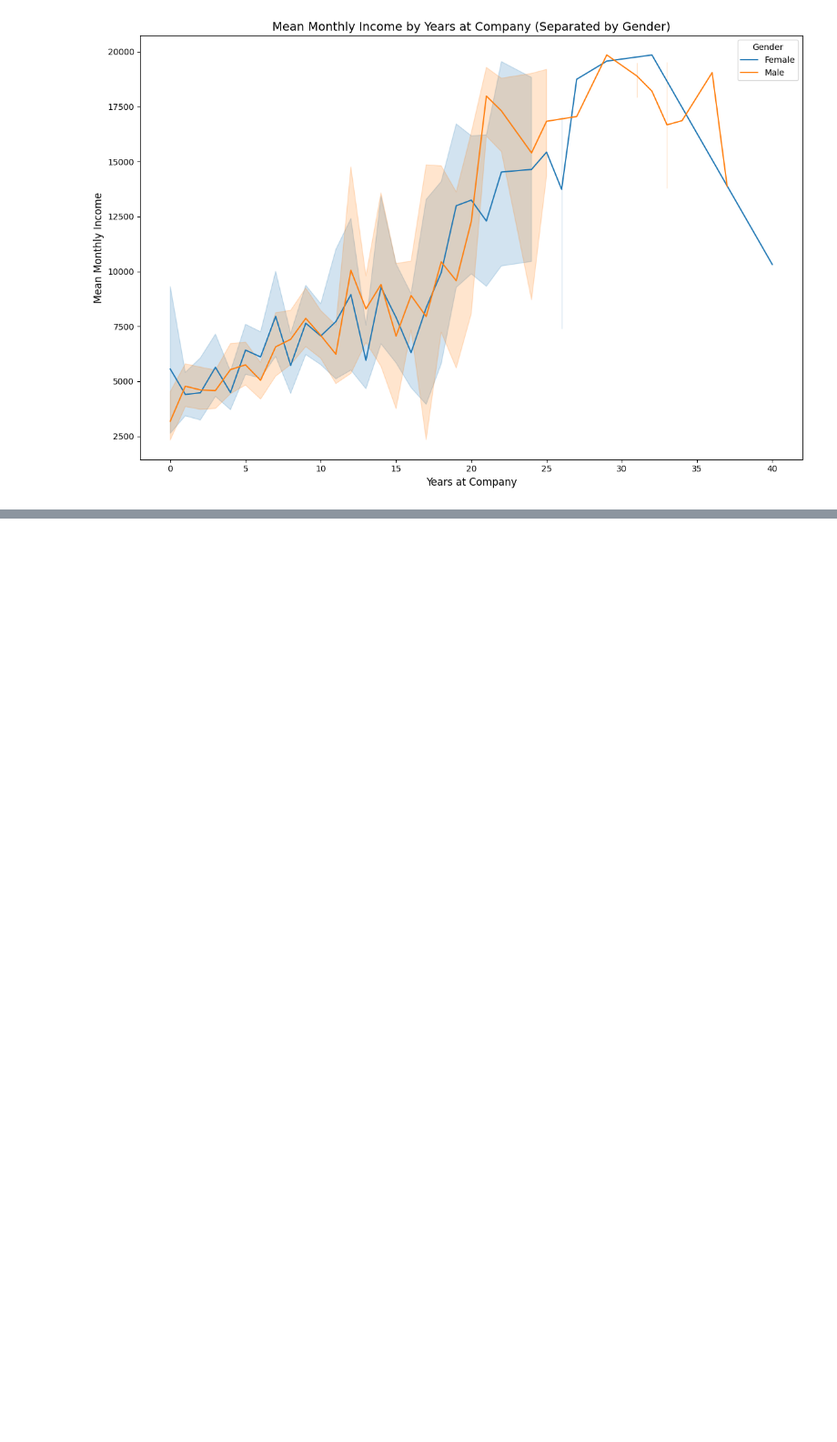
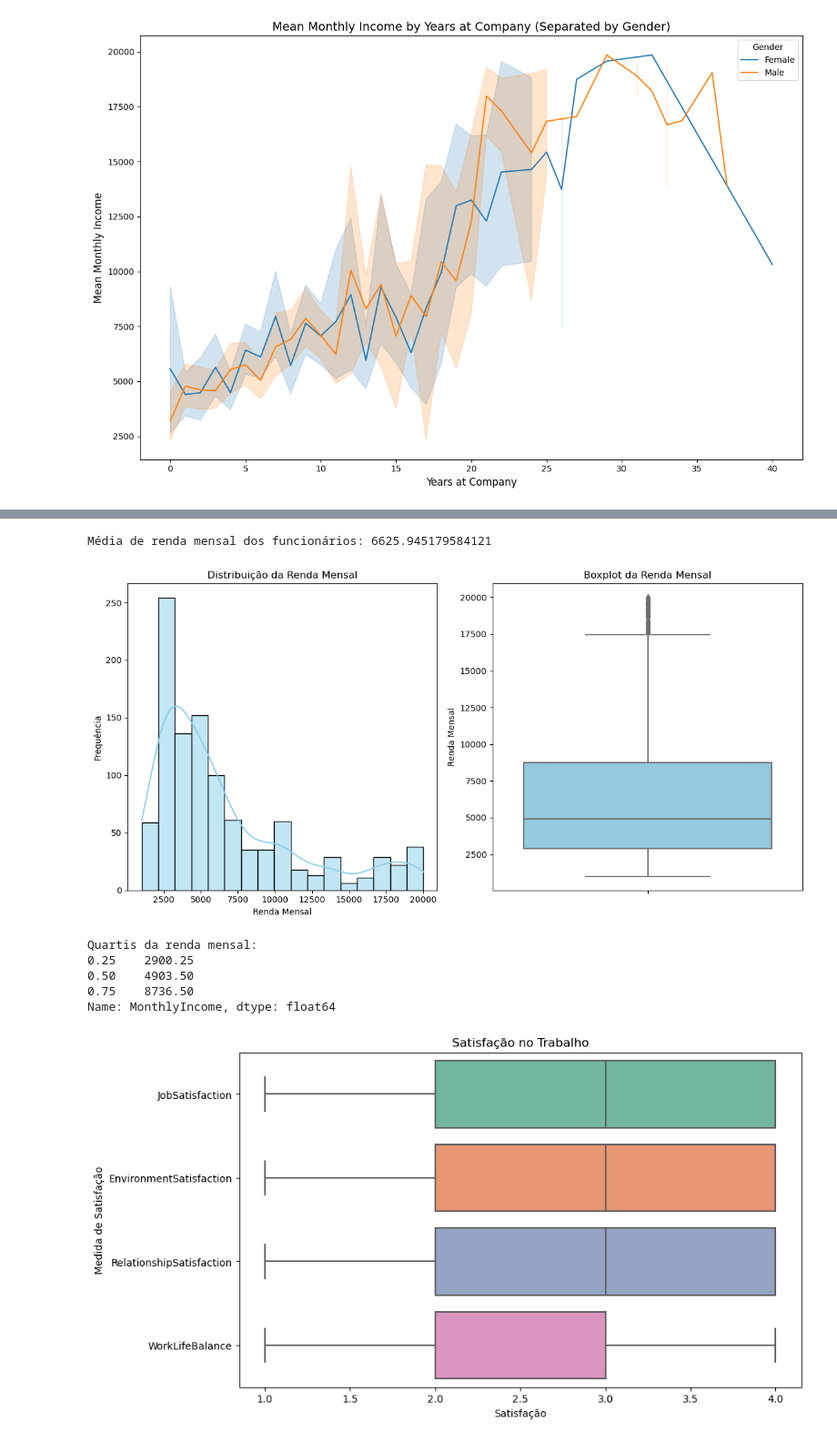
Before and after one commit to ptkwan/analise-rotatividade-ibm, a Jupyter notebook: notebook.ipynb, the cells around one changed output, grey strips where cells are left out. Shown at 91% size. Cells and saved outputs as stored; diff of their text form; code cells hidden in the pictures; blank space fills up the shorter version.

```diff
--- a/notebook.ipynb
+++ b/notebook.ipynb
@@ -244,0 +370,45 @@ plt.show()
+# %%
+# Média de renda mensal dos funcionários
+mean_monthly_income = data['MonthlyIncome'].mean()
+print("Média de renda mensal dos funcionários:", mean_monthly_income)
+
+# Distribuição da renda mensal (histograma, boxplot)
+plt.figure(figsize=(12, 6))
+plt.subplot(1, 2, 1)
+sns.histplot(data['MonthlyIncome'], kde=True, color='skyblue')
+plt.title('Distribuição da Renda Mensal')
+plt.xlabel('Renda Mensal')
+plt.ylabel('Frequência')
+
+plt.subplot(1, 2, 2)
+sns.boxplot(y=data['MonthlyIncome'], color='skyblue')
+plt.title('Boxplot da Renda Mensal')
+plt.ylabel('Renda Mensal')
+
+plt.tight_layout()
+plt.show()
+
+# Quartis da renda mensal
+quartis = data['MonthlyIncome'].quantile([0.25, 0.5, 0.75])
+print("Quartis da renda mensal:")
+print(quartis)
+
+# Satisfação no Trabalho (JobSatisfaction, EnvironmentSatisfaction, RelationshipSatisfaction, WorkLifeBalance)
+satisfaction_cols = ['JobSatisfaction', 'EnvironmentSatisfaction', 'RelationshipSatisfaction', 'WorkLifeBalance']
+
+# Boxplot para cada medida de satisfação
+plt.figure(figsize=(10, 6))
+sns.boxplot(data=data[satisfaction_cols], orient="h", palette="Set2")
+plt.title('Satisfação no Trabalho')
+plt.xlabel('Satisfação')
+plt.ylabel('Medida de Satisfação')
+plt.show()
+# %% [output]
+Média de renda mensal dos funcionários: 6625.945179584121
+[figure, added]
+Quartis da renda mensal:
+0.25    2900.25
+0.50    4903.50
+0.75    8736.50
+Name: MonthlyIncome, dtype: float64
+[figure, added]
```
Also changed, not shown: parts of 30 cells of this notebook.
